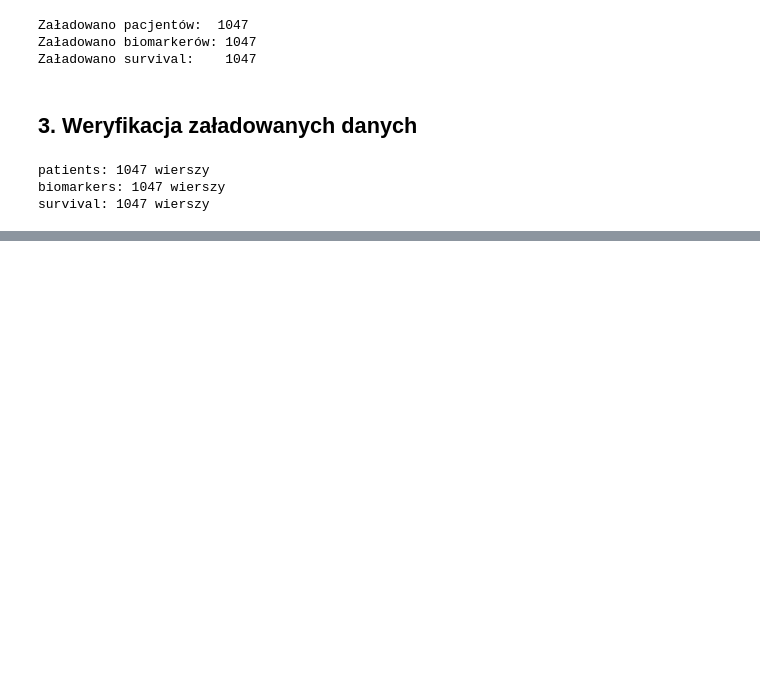
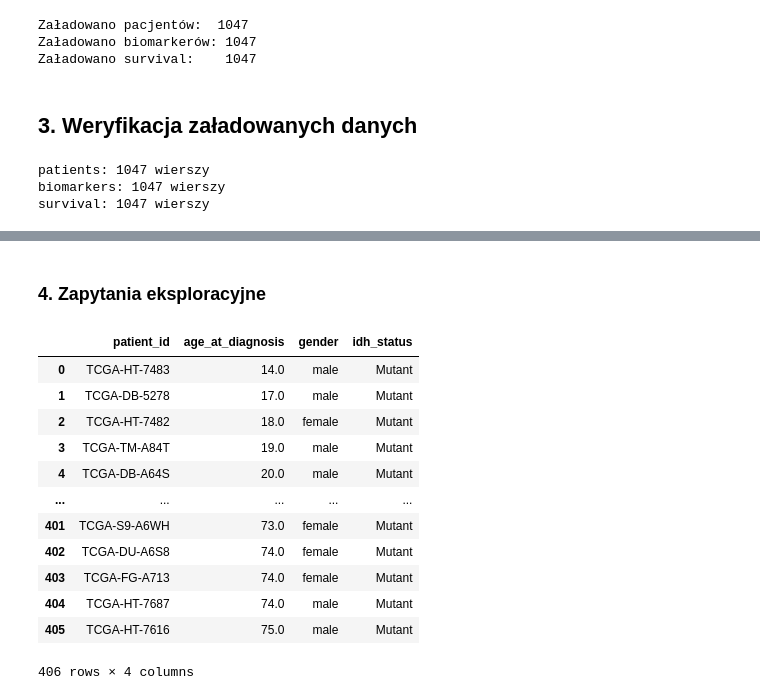
Before and after one commit to AnnaZimniewicz/tcga-glioma-survival, a Jupyter notebook: notebooks/03_sql_exploration.ipynb, the cells around one changed output, grey strips where cells are left out. Drawn from its saved outputs; the diff is of its cells as text; code cells hidden in the pictures; blank space fills up the shorter version.

Commit message:
Etap 3: plik z zapytaniami SQL, poprawka schema.sql

```diff
--- a/notebooks/03_sql_exploration.ipynb
+++ b/notebooks/03_sql_exploration.ipynb
@@ -97,0 +170,26 @@ survival: 1047 wierszy
+# %% [markdown]
+### 4. Zapytania eksploracyjne
+# %%
+# 6. Wiek i płeć pacjentów z IDH mutant
+query6 = """
+SELECT p.patient_id, p.age_at_diagnosis, p.gender, b.idh_status
+FROM patients p
+JOIN biomarkers b ON p.patient_id = b.patient_id
+WHERE b.idh_status = 'Mutant'
+ORDER BY p.age_at_diagnosis;
+"""
+pd.read_sql_query(query6, conn)
+# %% [output]
+|  | patient_id | age_at_diagnosis | gender | idh_status |
+| 0 | TCGA-HT-7483 | 14.0 | male | Mutant |
+| 1 | TCGA-DB-5278 | 17.0 | male | Mutant |
+| 2 | TCGA-HT-7482 | 18.0 | female | Mutant |
+| 3 | TCGA-TM-A84T | 19.0 | male | Mutant |
+| 4 | TCGA-DB-A64S | 20.0 | male | Mutant |
+| ... | ... | ... | ... | ... |
+| 401 | TCGA-S9-A6WH | 73.0 | female | Mutant |
+| 402 | TCGA-DU-A6S8 | 74.0 | female | Mutant |
+| 403 | TCGA-FG-A713 | 74.0 | female | Mutant |
+| 404 | TCGA-HT-7687 | 74.0 | male | Mutant |
+| 405 | TCGA-HT-7616 | 75.0 | male | Mutant |
+406 rows × 4 columns
```
Also changed, not shown: parts of 17 cells of this notebook, 3 other files.
